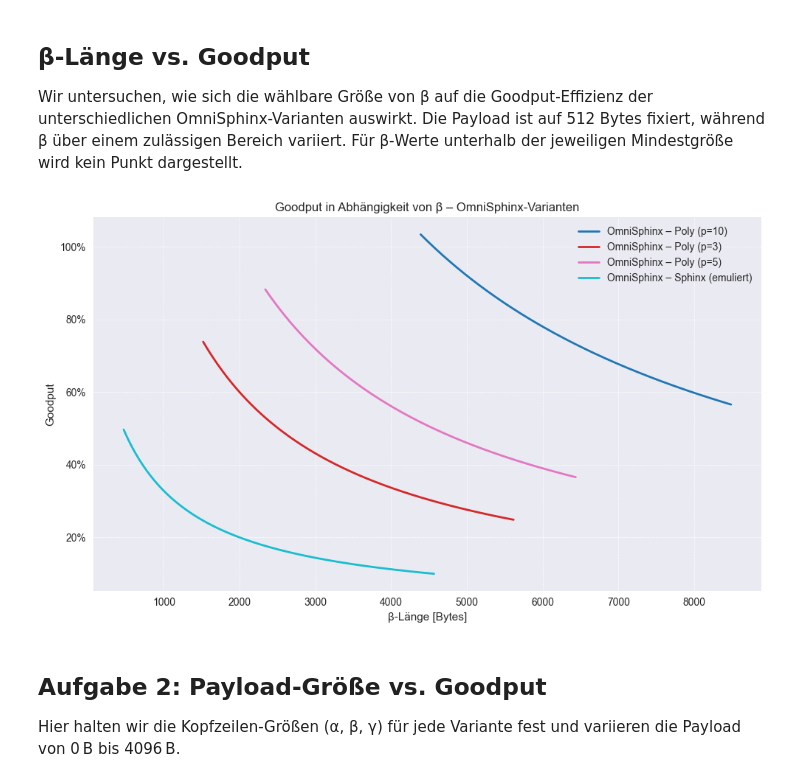
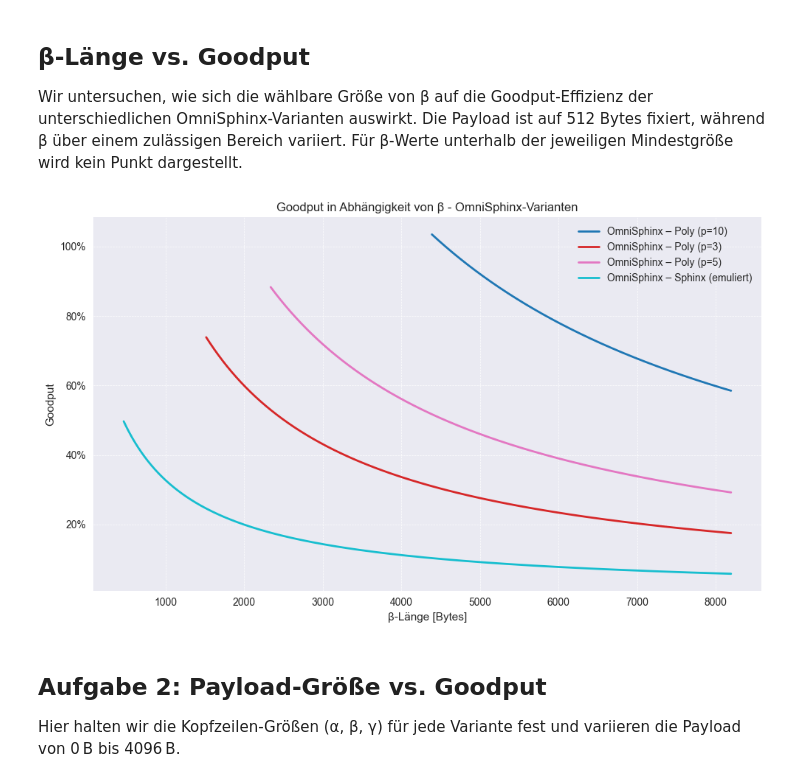
Before and after one commit to kit-ps/OmniSphinx, a Jupyter notebook: size_evaluation.ipynb, the cells around one changed output. Saved outputs shown, nothing was run; the diff lists cells and outputs as text; code cells hidden in the pictures.

```diff
--- a/size_evaluation.ipynb
+++ b/size_evaluation.ipynb
@@ -251,8 +251,8 @@ summary_df
 Wir untersuchen, wie sich die wählbare Größe von β auf die Goodput-Effizienz der unterschiedlichen OmniSphinx-Varianten auswirkt. Die Payload ist auf 512 Bytes fixiert, während β über einem zulässigen Bereich variiert. Für β-Werte unterhalb der jeweiligen Mindestgröße wird kein Punkt dargestellt.
 # %%
 PAYLOAD_TASK1_BYTES = 512
-BETA_EXTRA_MAX_BYTES = 4096
-BETA_STEP_BYTES = 16
+BETA_MAX_BYTES = 8192
+BETA_STEP_BYTES = 1
 
 payload_bits_task1 = bytes_to_bits(PAYLOAD_TASK1_BYTES)
 omni_variants = {key: variant for key, variant in variants.items() if variant.kind == "omni"}
@@ -266,9 +266,11 @@ for key, variant in omni_variants.items():
     replication_factor = variant.p if variant.p is not None else 1
     beta_min_bits = variant.beta_min
     beta_min_bytes = bits_to_full_bytes(beta_min_bits)
+    if beta_min_bytes > BETA_MAX_BYTES:
+        raise ValueError("β-Minimum {beta_min_bytes} B der Variante {variant.name} überschreitet BETA_MAX_BYTES")
     beta_range_bytes = np.arange(
         beta_min_bytes,
-        beta_min_bytes + BETA_EXTRA_MAX_BYTES + BETA_STEP_BYTES,
+        BETA_MAX_BYTES + BETA_STEP_BYTES,
         BETA_STEP_BYTES,
     )
 
@@ -305,35 +307,35 @@ beta_goodput_df = (
     .sort_values(["Variante", "β [B]"])
     .reset_index(drop=True)
 )
 
 fig, ax = plt.subplots(figsize=(10, 6))
 color_map = dict(
     zip(
         beta_goodput_df["Variante"].unique(),
         plt.cm.tab10(np.linspace(0, 1, beta_goodput_df["Variante"].nunique())),
     )
 )
 
 for variant_name, group in beta_goodput_df.groupby("Variante"):
     sorted_group = group.sort_values("β [B]")
     ax.plot(
         sorted_group["β [B]"],
         sorted_group["Goodput"],
         label=variant_name,
         color=color_map[variant_name],
         linewidth=2,
     )
 
-ax.set_title("Goodput in Abhängigkeit von β – OmniSphinx-Varianten")
+ax.set_title("Goodput in Abhängigkeit von β - OmniSphinx-Varianten")
 ax.set_xlabel("β-Länge [Bytes]")
 ax.set_ylabel("Goodput")
 ax.yaxis.set_major_formatter(mtick.PercentFormatter(1.0))
 ax.grid(True, which="both", linestyle="--", linewidth=0.5)
 ax.legend()
 fig.tight_layout()
 plt.show()
 # %% [output]
-[figure, old version]
+[figure, new version]
 # %% [markdown]
 ## Aufgabe 2: Payload-Größe vs. Goodput
 
```
Also changed, not shown: parts of 1 cell of this notebook.
